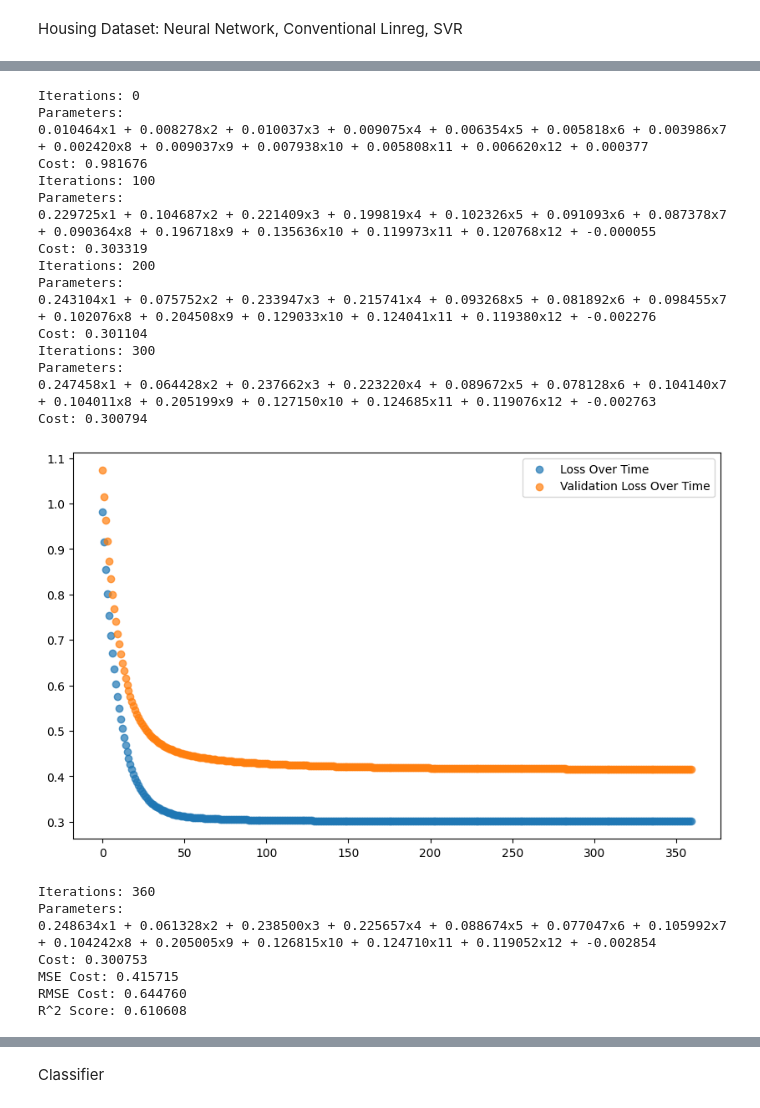
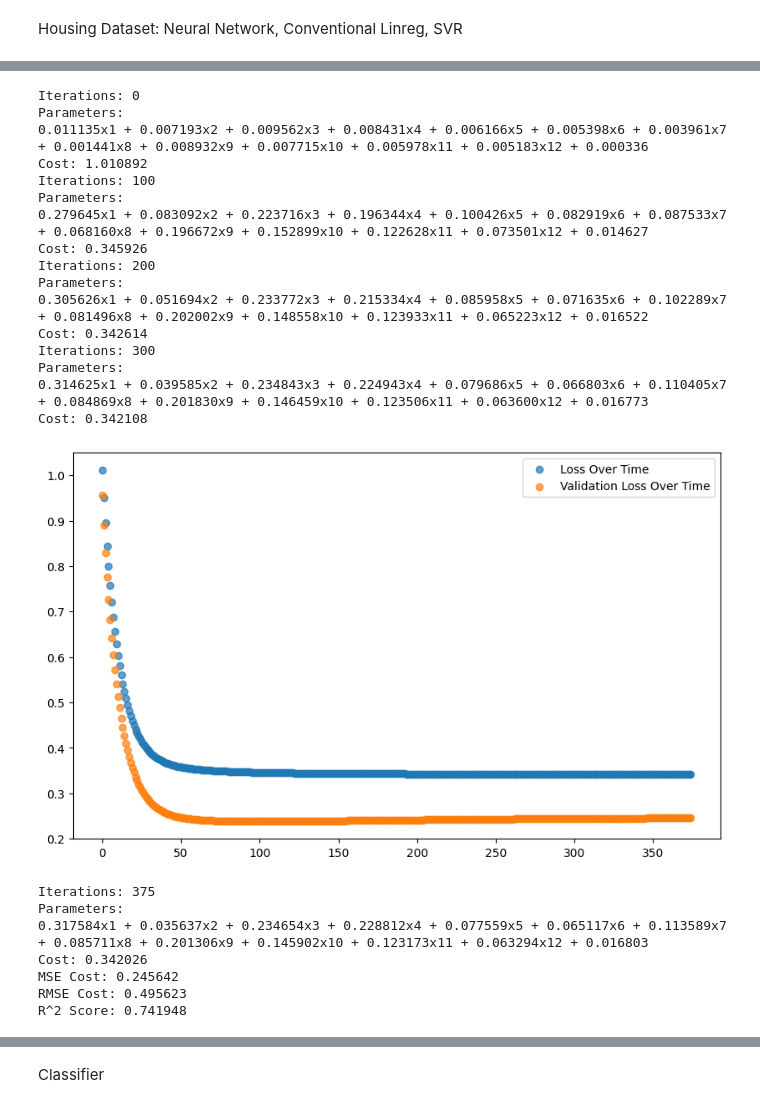
Before and after one commit to ascot119-rgb/Alex-s-Projects, a Jupyter notebook: Basic_Neural_Networks.ipynb, the cells around one changed output, grey strips where cells are left out. Cells and saved outputs as stored; diff of their text form; code cells hidden in the pictures.

```diff
--- a/Basic_Neural_Networks.ipynb
+++ b/Basic_Neural_Networks.ipynb
@@ -173,7 +173,7 @@ scaler_y = StandardScaler() # Scaler for target variable
 inputdata = df.values[:, 1:13]
 y = df.values[:, 0].astype(np.float32)
 
-y, inputdata = shuffle(y, inputdata)
+y, inputdata = shuffle(y, inputdata, random_state=50)
 
 for i in range(len(inputdata)):
   for j in range(len(inputdata[0])):
@@ -196,11 +196,13 @@ inputdata = inputdata.astype(np.float32).T
 inputdata = np.array(inputdata).T
 originaldata = inputdata.copy()
 originaldata = np.array(originaldata).T
-inputdata = scaler_X.fit_transform(inputdata) # Fit and transform input features
+
 
 validation_indices = np.arange(0, len(inputdata), 5)
 validationdata = inputdata[validation_indices]
 inputdata = np.delete(inputdata, validation_indices, axis=0)
+inputdata = scaler_X.fit_transform(inputdata) # Fit and transform input features
+validationdata = scaler_X.transform(validationdata)
 
 originaldata = originaldata.T
 originaldata = np.delete(originaldata, validation_indices, axis=0)
@@ -281,49 +283,49 @@ def linregression(data, params, y, origdata):
     validation_cf = cost_function(linearfun(validationdata, params), validationy)
     validation_loss_over_time.append(validation_cf)
     for i in range(len(params)):
       params[i] = params[i] - lr * grad[i]
     if iteration % 100 == 0:
       printdata(iteration, cf, params)
     iteration += 1
 
   final_prediction = linearfun(validationdata, params)
   validationcf = cost_function(final_prediction, validationy)
 
 
   # Plotting and displaying information
   plot_result_to_target(final_prediction, validationy, validationdata, loss_over_time, validation_loss_over_time)
   printdata(iteration, cf, params)
   print(f"MSE Cost: {(validationcf):.6f}")
   print(f"RMSE Cost: {validationcf**0.5:.6f}")
   print(f"R^2 Score: {r_2(validationy, final_prediction):.6f}")
   iteration = 0
 
 linregression(inputdata, params, y, originaldata)
 # %% [output]
 Iterations: 0
 Parameters:
-0.010464x1 + 0.008278x2 + 0.010037x3 + 0.009075x4 + 0.006354x5 + 0.005818x6 + 0.003986x7 + 0.002420x8 + 0.009037x9 + 0.007938x10 + 0.005808x11 + 0.006620x12 + 0.000377
-Cost: 0.981676
+0.011135x1 + 0.007193x2 + 0.009562x3 + 0.008431x4 + 0.006166x5 + 0.005398x6 + 0.003961x7 + 0.001441x8 + 0.008932x9 + 0.007715x10 + 0.005978x11 + 0.005183x12 + 0.000336
+Cost: 1.010892
 Iterations: 100
 Parameters:
-0.229725x1 + 0.104687x2 + 0.221409x3 + 0.199819x4 + 0.102326x5 + 0.091093x6 + 0.087378x7 + 0.090364x8 + 0.196718x9 + 0.135636x10 + 0.119973x11 + 0.120768x12 + -0.000055
-Cost: 0.303319
+0.279645x1 + 0.083092x2 + 0.223716x3 + 0.196344x4 + 0.100426x5 + 0.082919x6 + 0.087533x7 + 0.068160x8 + 0.196672x9 + 0.152899x10 + 0.122628x11 + 0.073501x12 + 0.014627
+Cost: 0.345926
 Iterations: 200
 Parameters:
-0.243104x1 + 0.075752x2 + 0.233947x3 + 0.215741x4 + 0.093268x5 + 0.081892x6 + 0.098455x7 + 0.102076x8 + 0.204508x9 + 0.129033x10 + 0.124041x11 + 0.119380x12 + -0.002276
-Cost: 0.301104
+0.305626x1 + 0.051694x2 + 0.233772x3 + 0.215334x4 + 0.085958x5 + 0.071635x6 + 0.102289x7 + 0.081496x8 + 0.202002x9 + 0.148558x10 + 0.123933x11 + 0.065223x12 + 0.016522
+Cost: 0.342614
 Iterations: 300
 Parameters:
-0.247458x1 + 0.064428x2 + 0.237662x3 + 0.223220x4 + 0.089672x5 + 0.078128x6 + 0.104140x7 + 0.104011x8 + 0.205199x9 + 0.127150x10 + 0.124685x11 + 0.119076x12 + -0.002763
-Cost: 0.300794
+0.314625x1 + 0.039585x2 + 0.234843x3 + 0.224943x4 + 0.079686x5 + 0.066803x6 + 0.110405x7 + 0.084869x8 + 0.201830x9 + 0.146459x10 + 0.123506x11 + 0.063600x12 + 0.016773
+Cost: 0.342108
-[figure, old version]
+[figure, new version]
-Iterations: 360
+Iterations: 375
 Parameters:
-0.248634x1 + 0.061328x2 + 0.238500x3 + 0.225657x4 + 0.088674x5 + 0.077047x6 + 0.105992x7 + 0.104242x8 + 0.205005x9 + 0.126815x10 + 0.124710x11 + 0.119052x12 + -0.002854
-Cost: 0.300753
-MSE Cost: 0.415715
-RMSE Cost: 0.644760
-R^2 Score: 0.610608
+0.317584x1 + 0.035637x2 + 0.234654x3 + 0.228812x4 + 0.077559x5 + 0.065117x6 + 0.113589x7 + 0.085711x8 + 0.201306x9 + 0.145902x10 + 0.123173x11 + 0.063294x12 + 0.016803
+Cost: 0.342026
+MSE Cost: 0.245642
+RMSE Cost: 0.495623
+R^2 Score: 0.741948
 # %%
 import numpy as np
 import pandas as pd
```
Also changed, not shown: parts of 5 cells of this notebook.
